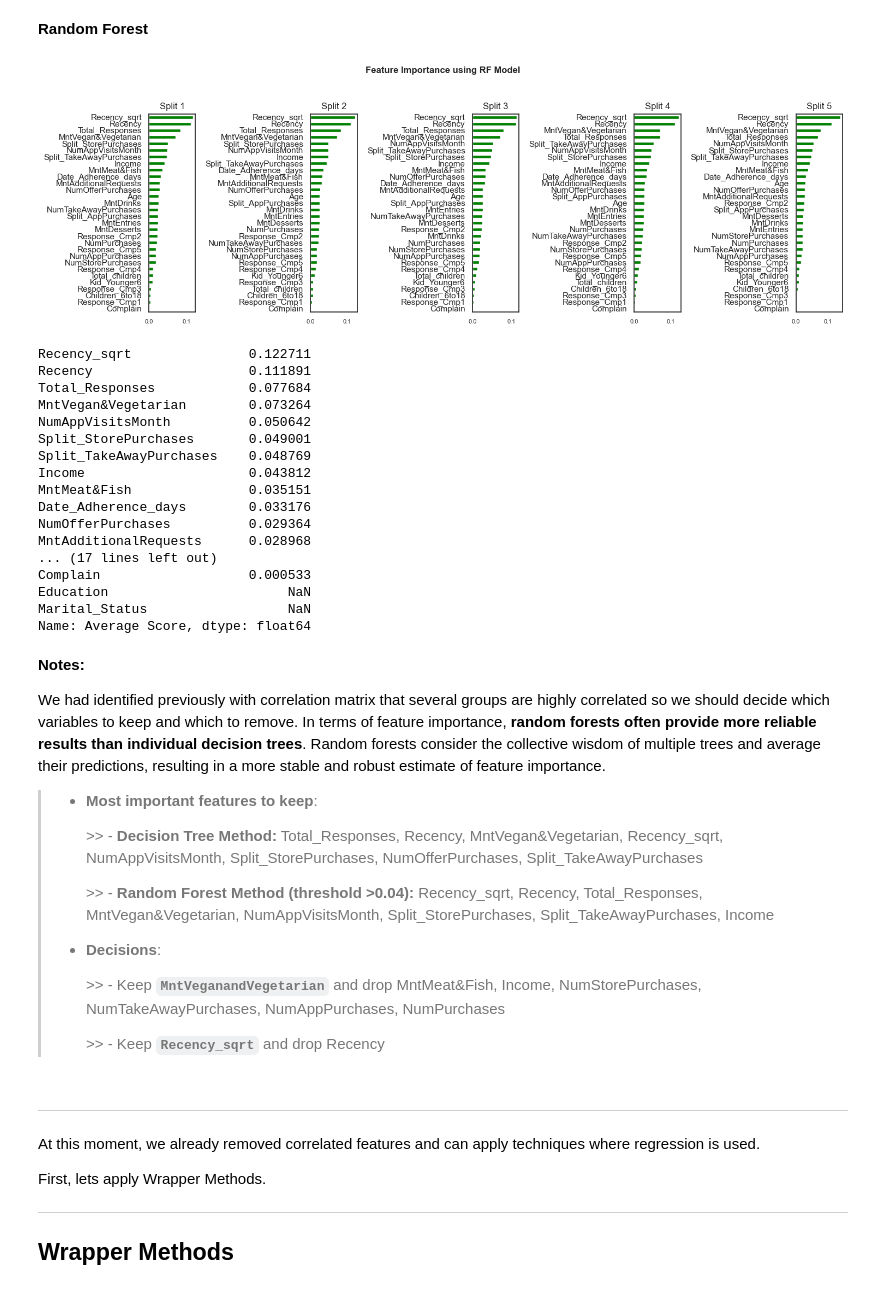
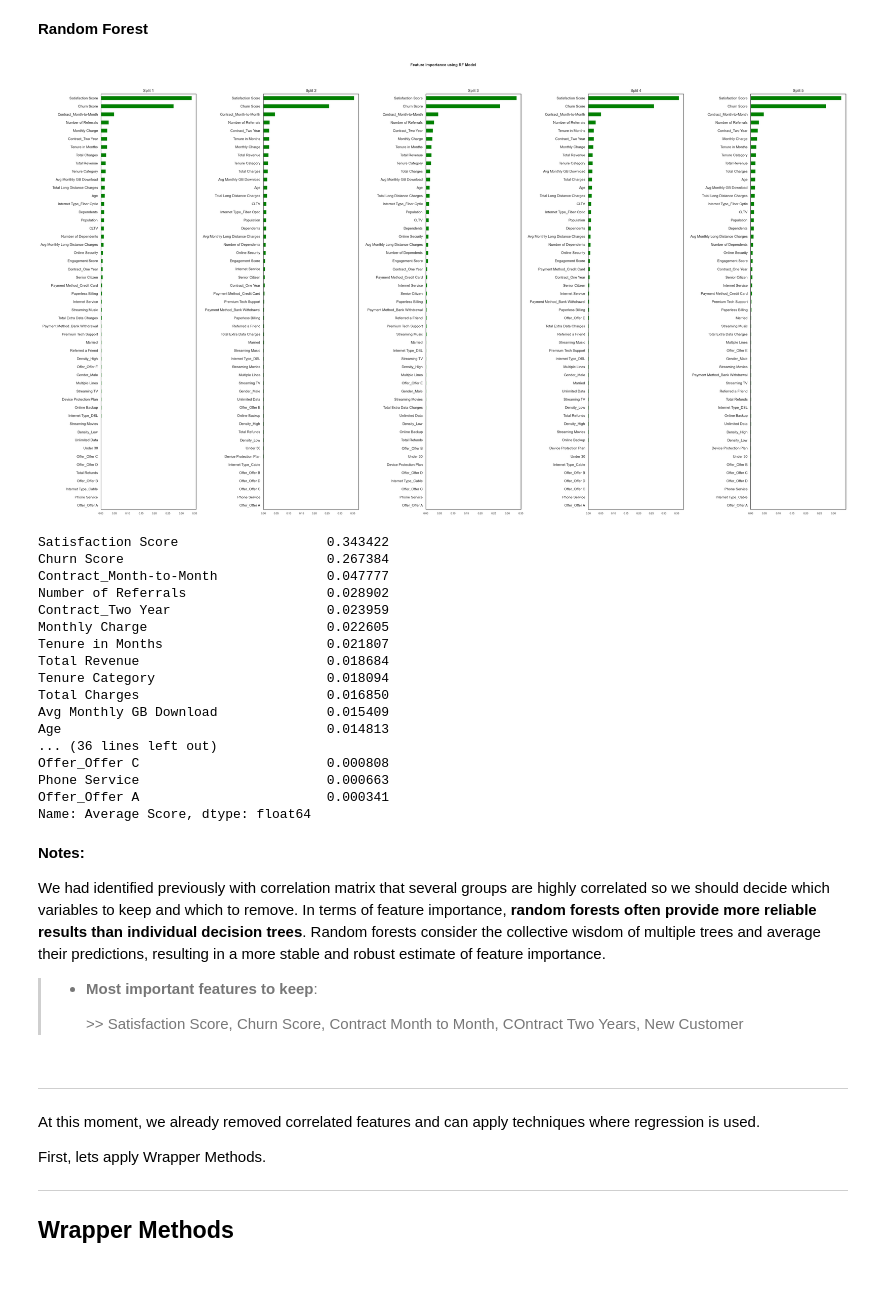
Before and after one commit to sarasustelosantos/bootcamp_group, a Jupyter notebook: Feature_Selection.ipynb, the cells around one changed output. Cells and saved outputs as stored; diff of their text form; code cells hidden in the pictures.

```diff
--- a/Feature_Selection.ipynb
+++ b/Feature_Selection.ipynb
@@ -662,3 +511,11 @@ df.drop('Churn Reason', axis = 1, inplace = True)
+# %%
+df.drop('City', axis = 1, inplace = True)
+df.drop('Churn Reason', axis = 1, inplace = True)
+df.drop('Churn Category_Attitude', axis = 1, inplace = True)
+df.drop('Churn Category_Competitor', axis = 1, inplace = True)
+df.drop('Churn Category_Dissatisfaction', axis = 1, inplace = True)
+df.drop('Churn Category_Price', axis = 1, inplace = True)
+df.drop('New Customer', axis = 1, inplace = True)
 # %% [markdown]
 [BACK TO TOC](#toc)
 
@@ -1098,68 +799,58 @@ def apply_rf(X_train, y_train, subplot_index):
 
 def select_best_features_rf(X, y):
     count = 1
-    fig = plt.figure(figsize=(15, 5))  # Create a figure to contain the subplots
+    fig = plt.figure(figsize=(35, 20))  # Create a figure to contain the subplots
     skf = StratifiedKFold(n_splits=5, random_state=99, shuffle=True)
     ranking_scores = pd.DataFrame(index=X.columns)  # Create a DataFrame to store the ranking scores
 
     for train_index, val_index in skf.split(X, y):
         X_train, X_val = X.iloc[train_index], X.iloc[val_index]
         y_train, y_val = y.iloc[train_index], y.iloc[val_index]
-
-        # Fill missing values
-        X_train.fillna({'Recency': X_train['Recency'].mean()}, inplace=True)
-        X_train.fillna({'Recency_sqrt': X_train['Recency_sqrt'].mean()}, inplace=True)
-
-        # KNN Imputation
-        knn_imputer = KNNImputer(n_neighbors=3)
-        correlated_vars = X_train[['MntDrinks', 'MntDesserts', 'MntEntries', 'MntVegan&Vegetarian']]
-        imputed_correlated_vars = pd.DataFrame(knn_imputer.fit_transform(correlated_vars), columns=correlated_vars.columns)
-        X_train['MntDrinks'] = imputed_correlated_vars['MntDrinks'].values
 
         # Select numerical features for random forest
         X_train_num = X_train.select_dtypes(include=[np.number])
 
         # Scale the numerical features
         scaler = MinMaxScaler().fit(X_train_num)
         X_train_scaled = scaler.transform(X_train_num)
         X_train_scaled = pd.DataFrame(X_train_scaled, columns=X_train_num.columns)
 
         # Apply random forest to scaled numerical features
         feature_importances = apply_rf(X_train_scaled, y_train, count)
 
         # Store the feature importances in the ranking_scores DataFrame
         ranking_scores[f'Split {count}'] = feature_importances
 
         count += 1
 
     plt.suptitle("Feature Importance using RF Model", fontsize=12, fontweight='bold')  # Overall title above the subplots
     plt.tight_layout(rect=[0, 0, 1, 0.95])  # Adjust the layout of the subplots and overall title
     plt.show()
 
     # Calculate the average ranking score across all splits
     ranking_scores['Average Score'] = ranking_scores.mean(axis=1)
     average_ranking = ranking_scores['Average Score'].sort_values(ascending=False)
     print(average_ranking)
 
 select_best_features_rf(X, y)
 # %% [output]
-[figure, old version]
+[figure, new version]
-Recency_sqrt               0.122711
-Recency                    0.111891
-Total_Responses            0.077684
-MntVegan&Vegetarian        0.073264
-NumAppVisitsMonth          0.050642
-Split_StorePurchases       0.049001
-Split_TakeAwayPurchases    0.048769
-Income                     0.043812
-MntMeat&Fish               0.035151
-Date_Adherence_days        0.033176
-NumOfferPurchases          0.029364
-MntAdditionalRequests      0.028968
-... (17 lines left out)
-Complain                   0.000533
-Education                       NaN
-Marital_Status                  NaN
+Satisfaction Score                   0.343422
+Churn Score                          0.267384
+Contract_Month-to-Month              0.047777
+Number of Referrals                  0.028902
+Contract_Two Year                    0.023959
+Monthly Charge                       0.022605
+Tenure in Months                     0.021807
+Total Revenue                        0.018684
+Tenure Category                      0.018094
+Total Charges                        0.016850
+Avg Monthly GB Download              0.015409
+Age                                  0.014813
+... (36 lines left out)
+Offer_Offer C                        0.000808
+Phone Service                        0.000663
+Offer_Offer A                        0.000341
 Name: Average Score, dtype: float64
 # %% [markdown]
 __Notes:__
@@ -1167,8 +858,4 @@ __Notes:__
 We had identified previously with correlation matrix that several groups are highly correlated so we should decide which variables to keep and which to remove. In terms of feature importance, **random forests often provide more reliable results than individual decision trees**. Random forests consider the collective wisdom of multiple trees and average their predictions, resulting in a more stable and robust estimate of feature importance.
 
 > - __Most important features to keep__: <p>
-    >> - __Decision Tree Method:__ Total_Responses, Recency, MntVegan&Vegetarian, Recency_sqrt, NumAppVisitsMonth, Split_StorePurchases, NumOfferPurchases, Split_TakeAwayPurchases<p>
-    >> - __Random Forest Method (threshold >0.04):__ Recency_sqrt, Recency, Total_Responses, MntVegan&Vegetarian, NumAppVisitsMonth, Split_StorePurchases, Split_TakeAwayPurchases, Income <p>
-> - __Decisions__:<p>
-    >> - Keep __`MntVeganandVegetarian`__ and drop MntMeat&Fish, Income, NumStorePurchases, NumTakeAwayPurchases, NumAppPurchases, NumPurchases <p>
-    >> - Keep __`Recency_sqrt`__ and drop Recency
+    >> Satisfaction Score, Churn Score, Contract Month to Month, COntract Two Years, New Customer
```
Also changed, not shown: parts of 45 cells of this notebook, 2 other files.
